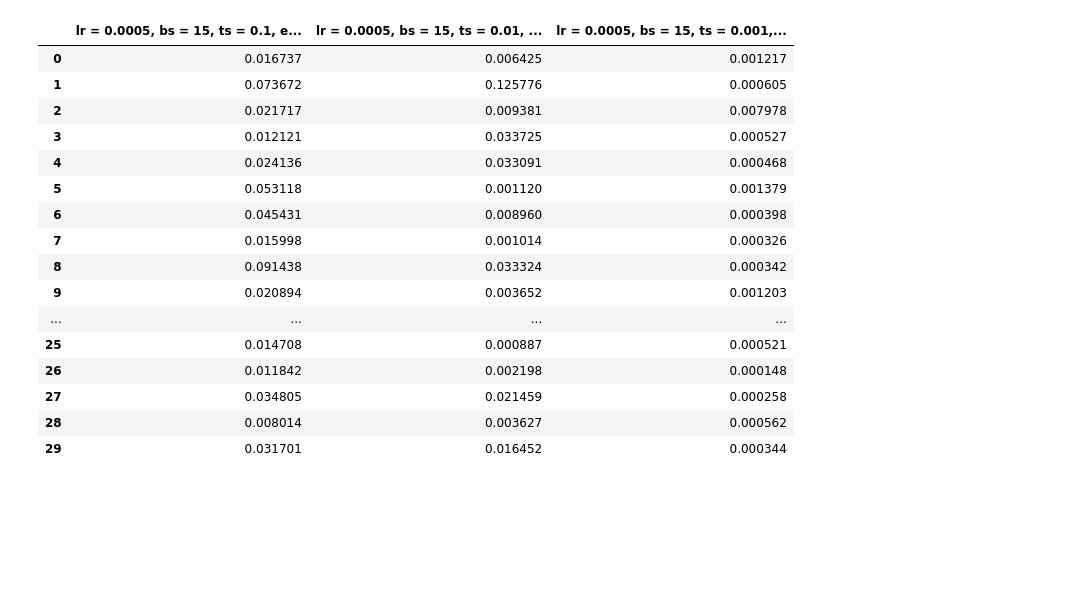
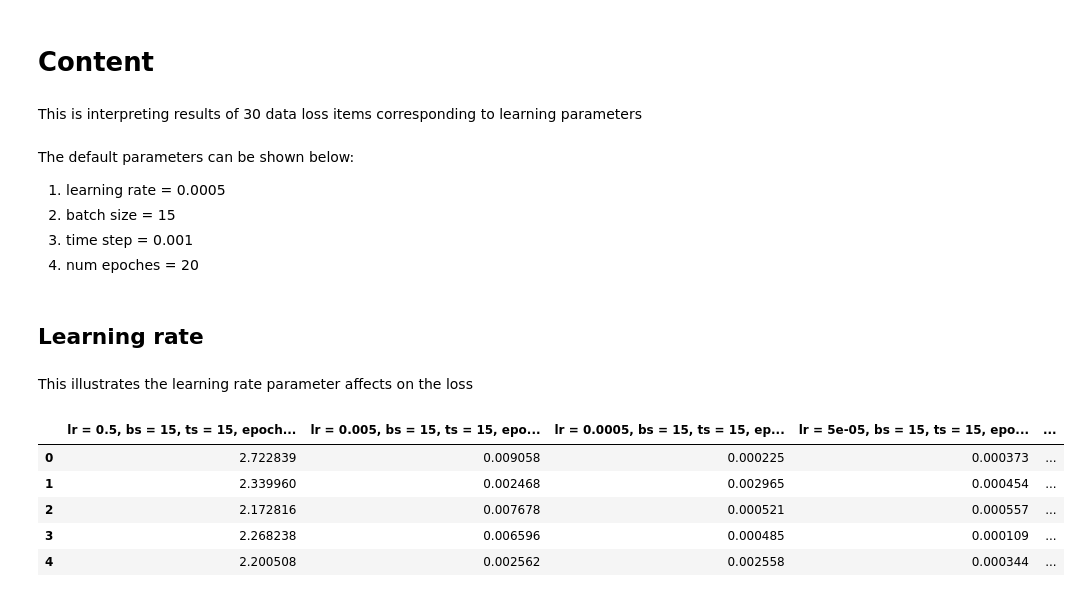
Before and after one commit to runnily/3095-Simulations-of-hybrid-systems-using-neural-networks, a Jupyter notebook: plots/Box plots/Van der Pol.ipynb, the cells around one changed output. Saved outputs shown, nothing was run; the diff lists cells and outputs as text; code cells hidden in the pictures; blank space fills up the shorter version.

Commit message:
addded boxplots notebooks, redefined some functions

```diff
--- a/plots/Box plots/Van der Pol.ipynb
+++ b/plots/Box plots/Van der Pol.ipynb
@@ -7,22 +7,27 @@ from ipynb.fs.full.utilities import boxplots
+# %% [markdown]
+# Content
+# %% [markdown]
+This is interpreting results of 30 data loss items corresponding to learning parameters
+# %% [markdown]
+The default parameters can be shown below:
+<ol>
+    <li> learning rate = 0.0005 </li>
+    <li> batch size = 15 </li>
+    <li> time step = 0.001 </li>
+    <li> num epoches = 20 </li>
+</ol>
+# %% [markdown]
+## Learning rate
+# %% [markdown]
+This illustrates the learning rate parameter affects on the loss
 # %%
-data = pd.read_csv("../../data/boxplots/van/time_step.csv")
-ts_df = pd.DataFrame(data=data)
-ts_df
+data = pd.read_csv("../../data/boxplots/van/lr.csv")
+lr_df = pd.DataFrame(data=data)
+lr_df.head()
 # %% [output]
-|  | lr = 0.0005, bs = 15, ts = 0.1, e... | lr = 0.0005, bs = 15, ts = 0.01, ... | lr = 0.0005, bs = 15, ts = 0.001,... |
-| 0 | 0.016737 | 0.006425 | 0.001217 |
-| 1 | 0.073672 | 0.125776 | 0.000605 |
-| 2 | 0.021717 | 0.009381 | 0.007978 |
-| 3 | 0.012121 | 0.033725 | 0.000527 |
-| 4 | 0.024136 | 0.033091 | 0.000468 |
-| 5 | 0.053118 | 0.001120 | 0.001379 |
-| 6 | 0.045431 | 0.008960 | 0.000398 |
-| 7 | 0.015998 | 0.001014 | 0.000326 |
-| 8 | 0.091438 | 0.033324 | 0.000342 |
-| 9 | 0.020894 | 0.003652 | 0.001203 |
-| ... | ... | ... | ... |
-| 25 | 0.014708 | 0.000887 | 0.000521 |
-| 26 | 0.011842 | 0.002198 | 0.000148 |
-| 27 | 0.034805 | 0.021459 | 0.000258 |
-| 28 | 0.008014 | 0.003627 | 0.000562 |
-| 29 | 0.031701 | 0.016452 | 0.000344 |
+|  | lr = 0.5, bs = 15, ts = 15, epoch... | lr = 0.005, bs = 15, ts = 15, epo... | lr = 0.0005, bs = 15, ts = 15, ep... | lr = 5e-05, bs = 15, ts = 15, epo... | ... |
+| 0 | 2.722839 | 0.009058 | 0.000225 | 0.000373 | ... |
+| 1 | 2.339960 | 0.002468 | 0.002965 | 0.000454 | ... |
+| 2 | 2.172816 | 0.007678 | 0.000521 | 0.000557 | ... |
+| 3 | 2.268238 | 0.006596 | 0.000485 | 0.000109 | ... |
+| 4 | 2.200508 | 0.002562 | 0.002558 | 0.000344 | ... |
```
Also changed, not shown: parts of 32 cells of this notebook, 25 other files.
